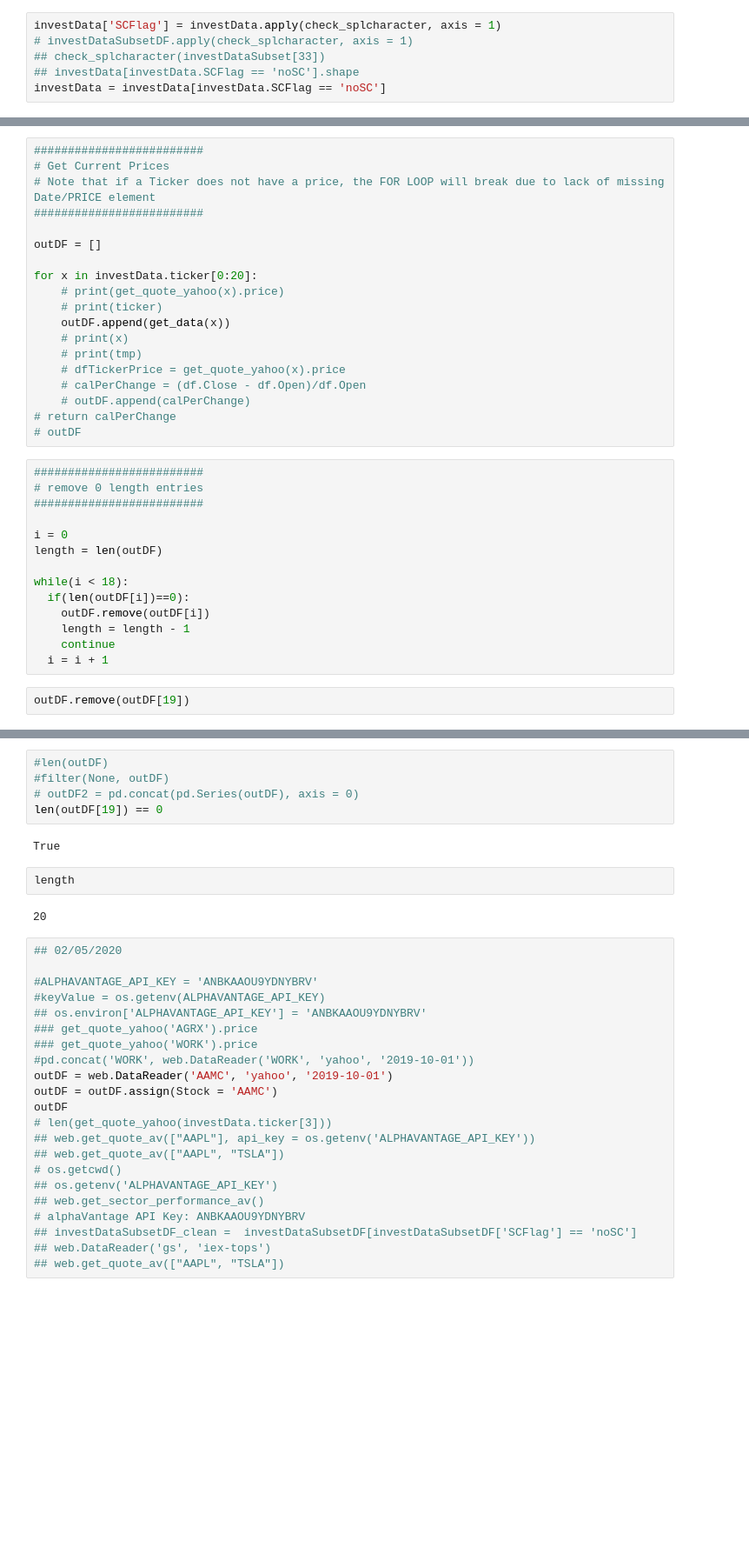
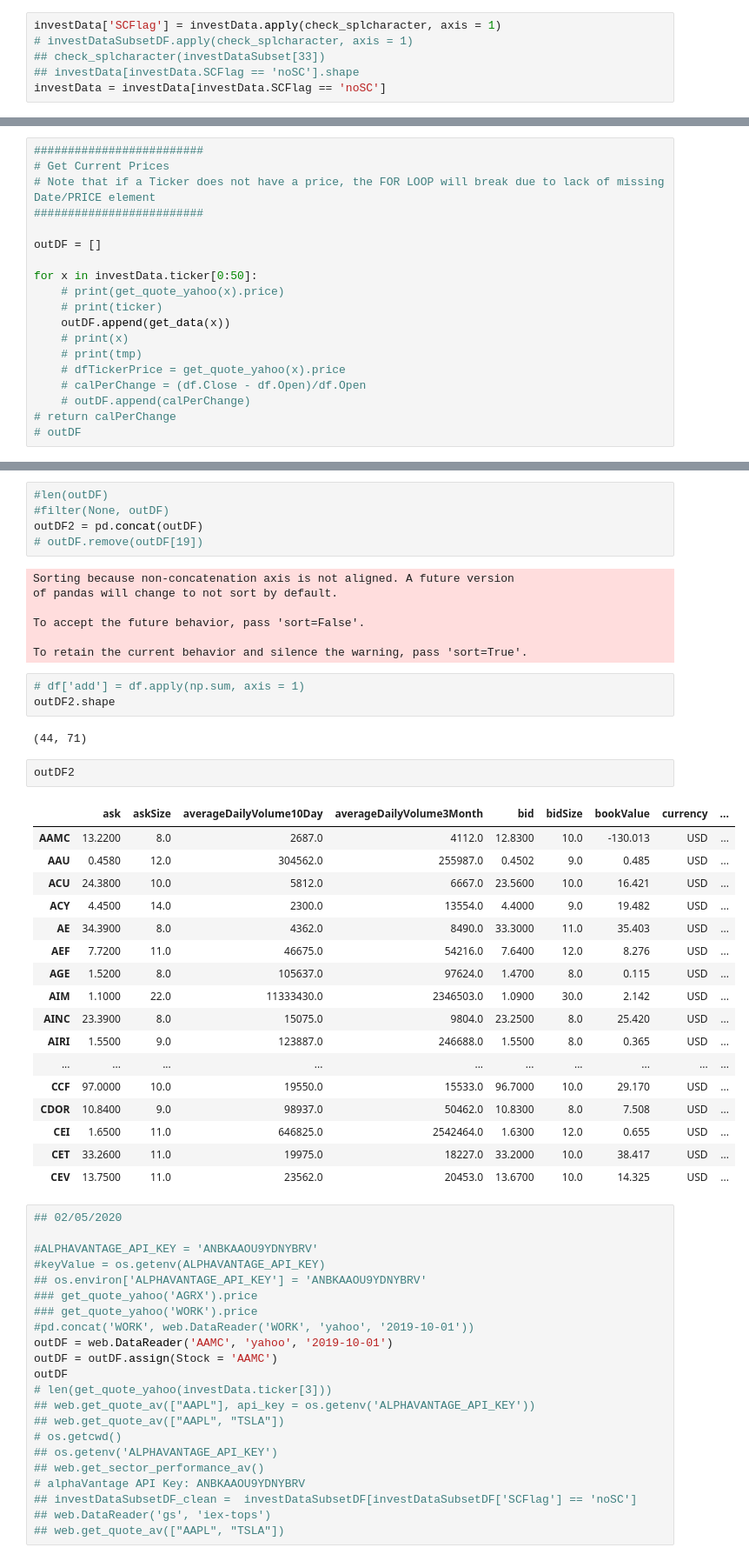
Before and after one commit to dcovarru/investmentsPython, a Jupyter notebook: investments.ipynb, the cells around one changed output, grey strips where cells are left out. Shown: that part at 87% size. Saved outputs shown, nothing was run; the diff lists cells and outputs as text; blank space fills up the shorter version.

```diff
--- a/investments.ipynb
+++ b/investments.ipynb
@@ -183,7 +181,7 @@ Name: ticker, dtype: object
 
 outDF = []
 
-for x in investData.ticker[0:20]:
+for x in investData.ticker[0:50]:
     # print(get_quote_yahoo(x).price)
     # print(ticker)
     outDF.append(get_data(x))
@@ -194,19 +192,3 @@ for x in investData.ticker[0:20]:
     # outDF.append(calPerChange)
 # return calPerChange
 # outDF
-# %%
-#########################
-# remove 0 length entries
-#########################
-
-i = 0
-length = len(outDF)
-
-while(i < 18):
-  if(len(outDF[i])==0):
-    outDF.remove(outDF[i])
-    length = length - 1
-    continue
-  i = i + 1
-# %%
-outDF.remove(outDF[19])
@@ -215,14 +221,40 @@ ValueError: ignored
 # %%
 #len(outDF)
 #filter(None, outDF)
-# outDF2 = pd.concat(pd.Series(outDF), axis = 0)
-len(outDF[19]) == 0
+outDF2 = pd.concat(outDF)
+# outDF.remove(outDF[19])
 # %% [output]
-True
+Sorting because non-concatenation axis is not aligned. A future version
+of pandas will change to not sort by default.
+
+To accept the future behavior, pass 'sort=False'.
+
+To retain the current behavior and silence the warning, pass 'sort=True'.
-# %%
-length
-# %% [output]
-20
+# %%
+# df['add'] = df.apply(np.sum, axis = 1)
+outDF2.shape
+# %% [output]
+(44, 71)
+# %%
+outDF2
+# %% [output]
+|  | ask | askSize | averageDailyVolume10Day | averageDailyVolume3Month | bid | bidSize | bookValue | currency | ... |
+| AAMC | 13.2200 | 8.0 | 2687.0 | 4112.0 | 12.8300 | 10.0 | -130.013 | USD | ... |
+| AAU | 0.4580 | 12.0 | 304562.0 | 255987.0 | 0.4502 | 9.0 | 0.485 | USD | ... |
+| ACU | 24.3800 | 10.0 | 5812.0 | 6667.0 | 23.5600 | 10.0 | 16.421 | USD | ... |
+| ACY | 4.4500 | 14.0 | 2300.0 | 13554.0 | 4.4000 | 9.0 | 19.482 | USD | ... |
+| AE | 34.3900 | 8.0 | 4362.0 | 8490.0 | 33.3000 | 11.0 | 35.403 | USD | ... |
+| AEF | 7.7200 | 11.0 | 46675.0 | 54216.0 | 7.6400 | 12.0 | 8.276 | USD | ... |
+| AGE | 1.5200 | 8.0 | 105637.0 | 97624.0 | 1.4700 | 8.0 | 0.115 | USD | ... |
+| AIM | 1.1000 | 22.0 | 11333430.0 | 2346503.0 | 1.0900 | 30.0 | 2.142 | USD | ... |
+| AINC | 23.3900 | 8.0 | 15075.0 | 9804.0 | 23.2500 | 8.0 | 25.420 | USD | ... |
+| AIRI | 1.5500 | 9.0 | 123887.0 | 246688.0 | 1.5500 | 8.0 | 0.365 | USD | ... |
+| ... | ... | ... | ... | ... | ... | ... | ... | ... | ... |
+| CCF | 97.0000 | 10.0 | 19550.0 | 15533.0 | 96.7000 | 10.0 | 29.170 | USD | ... |
+| CDOR | 10.8400 | 9.0 | 98937.0 | 50462.0 | 10.8300 | 8.0 | 7.508 | USD | ... |
+| CEI | 1.6500 | 11.0 | 646825.0 | 2542464.0 | 1.6300 | 12.0 | 0.655 | USD | ... |
+| CET | 33.2600 | 11.0 | 19975.0 | 18227.0 | 33.2000 | 10.0 | 38.417 | USD | ... |
+| CEV | 13.7500 | 11.0 | 23562.0 | 20453.0 | 13.6700 | 10.0 | 14.325 | USD | ... |
 # %%
 ## 02/05/2020
 
```
Also changed, not shown: parts of 8 cells of this notebook.
